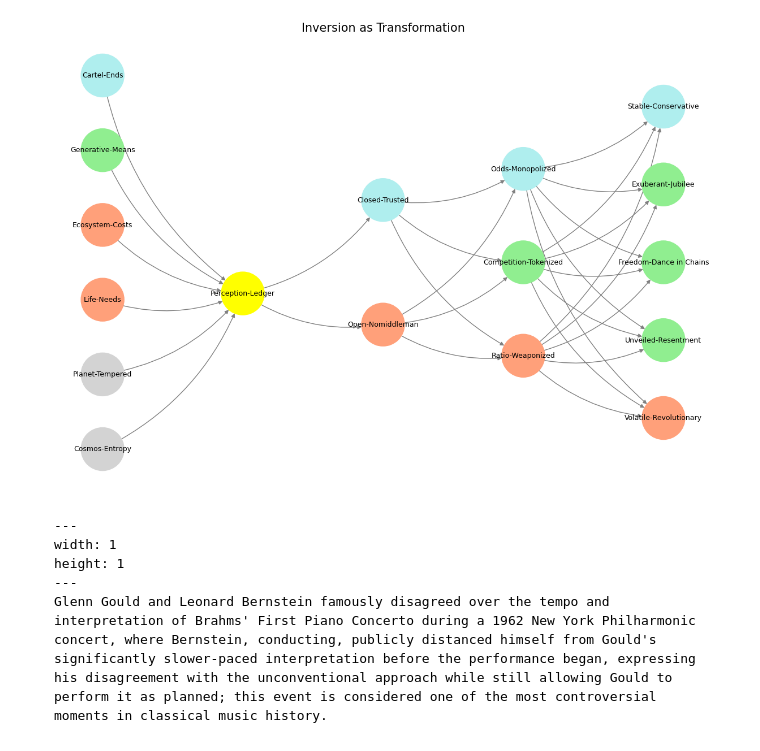
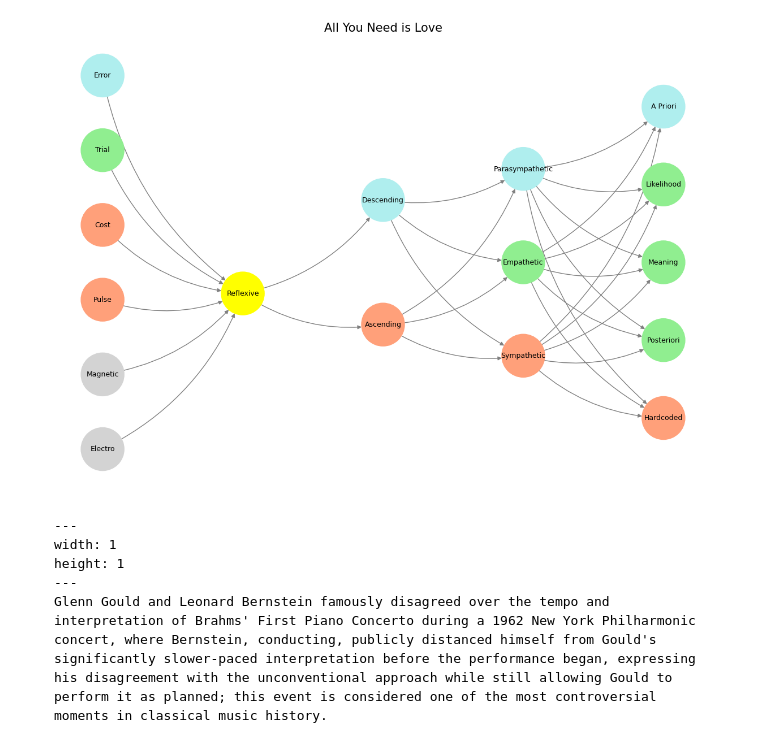
Before and after one commit to abikesa/gods, a Jupyter notebook: kitabo/ensi/_build/jupyter_execute/act3/part2/part2_3.ipynb, the cells around one changed output. Saved outputs shown, nothing was run; the diff lists cells and outputs as text; code cells hidden in the pictures.

````diff
--- a/kitabo/ensi/_build/jupyter_execute/act3/part2/part2_3.ipynb
+++ b/kitabo/ensi/_build/jupyter_execute/act3/part2/part2_3.ipynb
@@ -41,22 +41,22 @@ import networkx as nx
 # Define the neural network fractal
 def define_layers():
     return {
-        'World': ['Cosmos-Entropy', 'Planet-Tempered', 'Life-Needs', 'Ecosystem-Costs', 'Generative-Means', 'Cartel-Ends', ], # Polytheism, Olympus, Kingdom
-        'Perception': ['Perception-Ledger'], # God, Judgement Day, Key
-        'Agency': ['Open-Nomiddleman', 'Closed-Trusted'], # Evil & Good
-        'Generative': ['Ratio-Weaponized', 'Competition-Tokenized', 'Odds-Monopolized'], # Dynamics, Compromises
-        'Physical': ['Volatile-Revolutionary', 'Unveiled-Resentment',  'Freedom-Dance in Chains', 'Exuberant-Jubilee', 'Stable-Conservative'] # Values
+        'World': ['Electro', 'Magnetic', 'Pulse', 'Cost', 'Trial', 'Error', ], # Veni; 95/5
+        'Mode': ['Reflexive'], # Vidi; 80/20
+        'Agent': ['Ascending', 'Descending'], # Vici; Veni; 51/49
+        'Space': ['Sympathetic', 'Empathetic', 'Parasympathetic'], # Vidi; 20/80
+        'Time': ['Hardcoded', 'Posteriori',  'Meaning', 'Likelihood', 'A Priori'] # Vici; 5/95
     }
 
 # Assign colors to nodes
 def assign_colors():
     color_map = {
-        'yellow': ['Perception-Ledger'],
-        'paleturquoise': ['Cartel-Ends', 'Closed-Trusted', 'Odds-Monopolized', 'Stable-Conservative'],
-        'lightgreen': ['Generative-Means', 'Competition-Tokenized', 'Exuberant-Jubilee', 'Freedom-Dance in Chains', 'Unveiled-Resentment'],
+        'yellow': ['Reflexive'],
+        'paleturquoise': ['Error', 'Descending', 'Parasympathetic', 'A Priori'],
+        'lightgreen': ['Trial', 'Empathetic', 'Likelihood', 'Meaning', 'Posteriori'],
         'lightsalmon': [
-            'Life-Needs', 'Ecosystem-Costs', 'Open-Nomiddleman', # Ecosystem = Red Queen = Prometheus = Sacrifice
-            'Ratio-Weaponized', 'Volatile-Revolutionary'
+            'Pulse', 'Cost', 'Ascending',
+            'Sympathetic', 'Hardcoded'
         ],
     }
     return {node: color for color, nodes in color_map.items() for node in nodes}
@@ -73,36 +73,36 @@ def visualize_nn():
     G = nx.DiGraph()
     pos = {}
     node_colors = []
 
     # Add nodes and assign positions
     for i, (layer_name, nodes) in enumerate(layers.items()):
         positions = calculate_positions(nodes, x_offset=i * 2)
         for node, position in zip(nodes, positions):
             G.add_node(node, layer=layer_name)
             pos[node] = position
-            node_colors.append(colors.get(node, 'lightgray'))  # Default color fallback
+            node_colors.append(colors.get(node, 'lightgray'))
 
     # Add edges (automated for consecutive layers)
     layer_names = list(layers.keys())
     for i in range(len(layer_names) - 1):
         source_layer, target_layer = layer_names[i], layer_names[i + 1]
         for source in layers[source_layer]:
             for target in layers[target_layer]:
                 G.add_edge(source, target)
 
     # Draw the graph
     plt.figure(figsize=(12, 8))
     nx.draw(
         G, pos, with_labels=True, node_color=node_colors, edge_color='gray',
         node_size=3000, font_size=9, connectionstyle="arc3,rad=0.2"
     )
-    plt.title("Inversion as Transformation", fontsize=15)
+    plt.title("All You Need is Love", fontsize=15)
     plt.show()
 
 # Run the visualization
 visualize_nn()
 # %% [output]
-[figure, old version]
+[figure, new version]
 # %% [markdown]
 ```{figure} ../../figures/blanche.*
 ---
````
Also changed, not shown: 22 other files.
